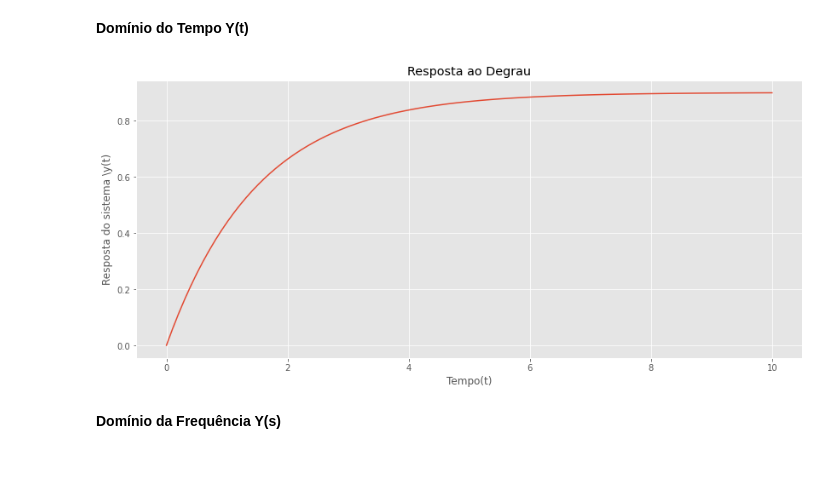
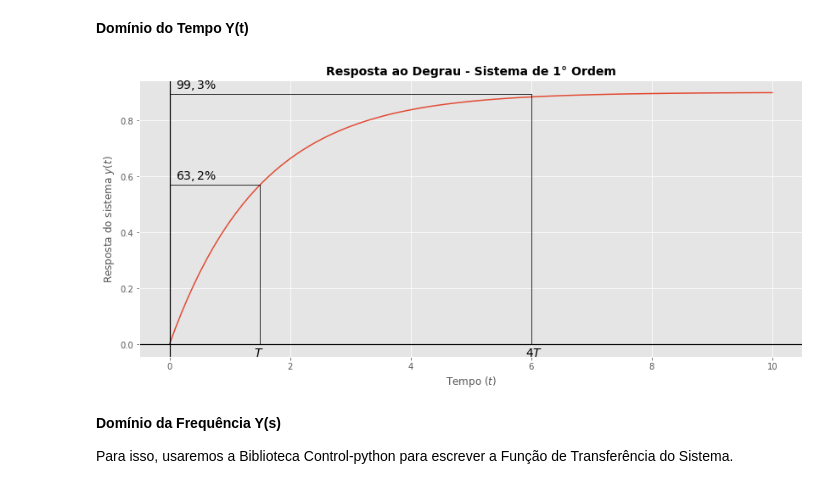
Before and after one commit to Oseiasdfarias/Modelagem_e_Simulacao_de_Sistemas, a Jupyter notebook: analise_generalista_de_um_sistema_de_primeira_Ordem.ipynb, the cells around one changed output. Cells and saved outputs as stored; diff of their text form; code cells hidden in the pictures.

```diff
--- a/analise_generalista_de_um_sistema_de_primeira_Ordem.ipynb
+++ b/analise_generalista_de_um_sistema_de_primeira_Ordem.ipynb
@@ -84,21 +148,44 @@ import matplotlib.pyplot as plt
 plt.style.use('ggplot')
 # %% [markdown]
 **Domínio do Tempo Y(t)**
-# %%
-K = 0.9
-tau = 1.5
-
-t = np.linspace(0, 10, 100)
-y_t = K*(1 - np.exp(-t/tau))
-
-plt.figure(figsize=(14, 6))
-plt.plot(t, y_t)
-plt.title("Resposta ao Degrau")
-plt.xlabel("Tempo(t)")
-plt.ylabel("Resposta do sistema \y(t)")
-plt.show()
-# %% [output]
-[figure, removed]
-# %% [markdown]
-**Domínio da Frequência Y(s)**
+# %%
+K = 0.9                       # Ganho do sistema
+tau = 1.5                     # Constante de tempo do sistema
+
+# 63,2% do valor k, valor estacionário do sistema
+K_t1 = 0.632*0.9
+K_t4 = 0.993*0.9
+
+t = np.linspace(0, 10, 100)   # Valores de t para simulação
+y_t = K*(1 - np.exp(-t/tau))  # Função com entrada degrau
+
+fig, ax = plt.subplots(1, figsize=(14, 6))
+plt.plot(t, y_t)              # Plotagem do gráfico da resposta ao degrau
+
+# Textos dentro os gráficos
+ax.plot([ tau, tau], [0, K_t1],color='black', lw=0.8)
+ax.plot([ tau, 0], [K_t1, K_t1],color='black', lw=0.8)
+ax.text(0.1, K_t1+0.02, "$63,2\%$",fontsize=14)
+ax.text(tau-0.1, -0.045, "$T$",fontsize=14)
+
+# Textos dentro os gráficos
+ax.plot([ 4*tau, 4*tau], [0, K_t4],color='black', lw=0.8)
+ax.plot([ 4*tau, 0], [K_t4, K_t4],color='black', lw=0.8)
+ax.text(0.1, K_t4+0.02, "$99,3\%$",fontsize=14)
+ax.text(4*tau-0.1, -0.045, "$4T$",fontsize=14)
+
+# Eixos x, y
+ax.axhline(0, color='black', lw=1.2)
+ax.axvline(0, color='black', lw=1.2)
+
+plt.title("Resposta ao Degrau - Sistema de 1° Ordem", fontweight="bold", fontsize = 14)
+plt.xlabel("Tempo $(t)$")
+plt.ylabel("Resposta do sistema $y(t)$")
+plt.show()
+# %% [output]
+[figure, added]
+# %% [markdown]
+**Domínio da Frequência Y(s)**
+
+Para isso, usaremos a Biblioteca Control-python para escrever a Função de Transferência do Sistema.
 # %%
```
Also changed, not shown: parts of 6 cells of this notebook.
